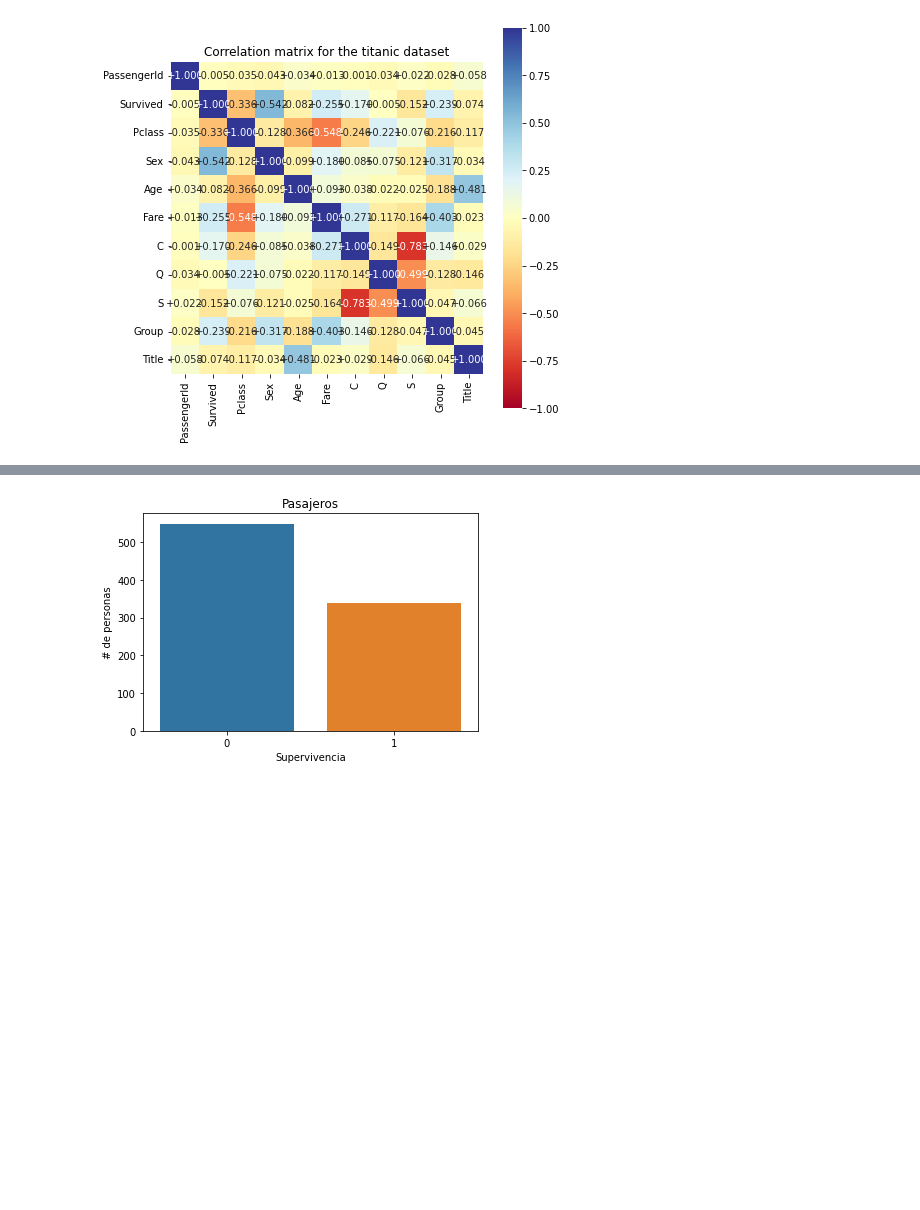
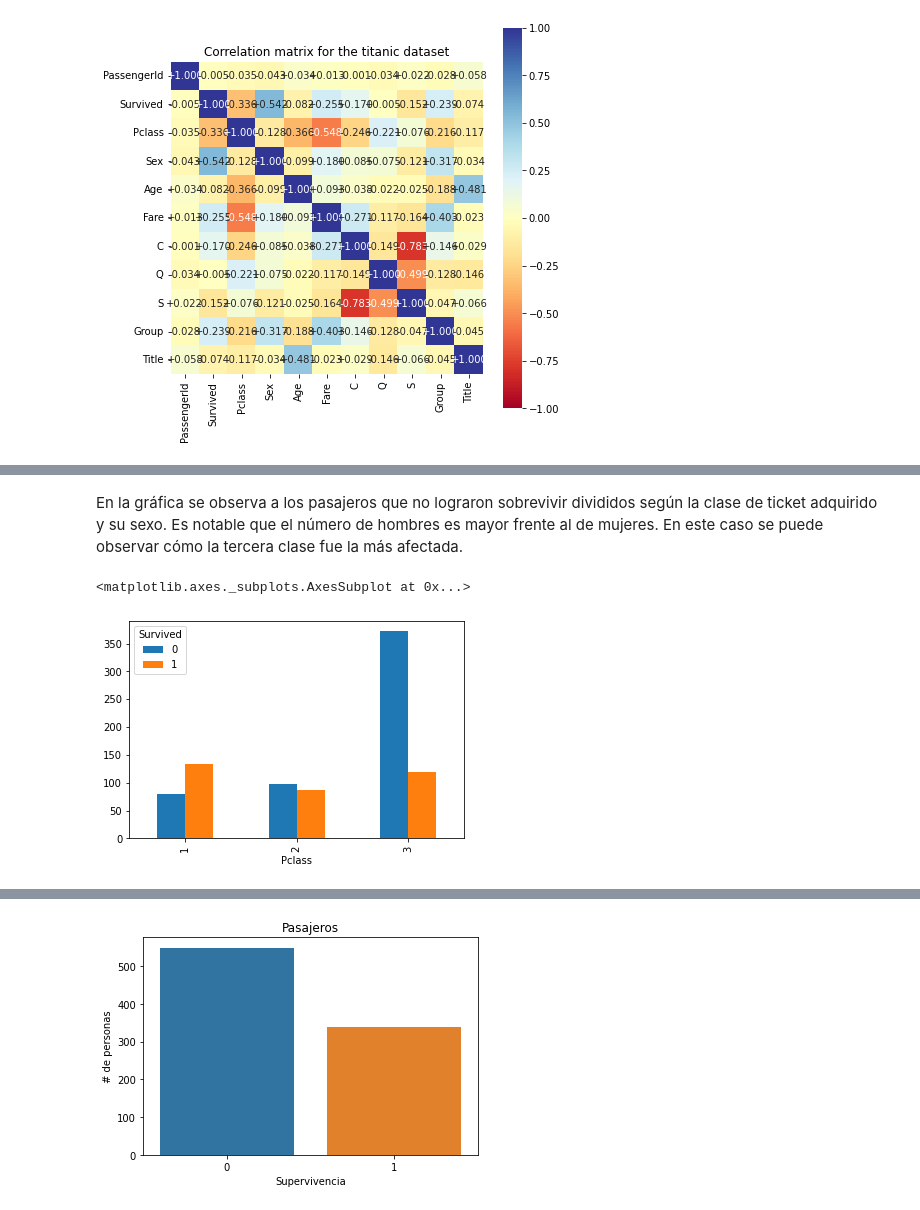
Before and after one commit to charlied231/Predict_Survivors_Titanic_AI, a Jupyter notebook: exploracion_de_datos.ipynb, the cells around one changed output, grey strips where cells are left out. Drawn from its saved outputs; the diff is of its cells as text; code cells hidden in the pictures; blank space fills up the shorter version.

```diff
--- a/exploracion_de_datos.ipynb
+++ b/exploracion_de_datos.ipynb
@@ -322,0 +334,7 @@ genre_class.plot(kind='bar')
+# %% [markdown]
+En la gráfica se observa a los pasajeros que no lograron sobrevivir divididos según la clase de ticket adquirido y su sexo. Es notable que el número de hombres es mayor frente al de mujeres. En este caso se puede observar cómo la tercera clase fue la más afectada.
+# %%
+pd.crosstab(titanic['Pclass'], titanic['Survived']).plot(kind='bar')
+# %% [output]
+<matplotlib.axes._subplots.AxesSubplot at 0x...>
+[figure, added]
```
Also changed, not shown: parts of 39 cells of this notebook.
